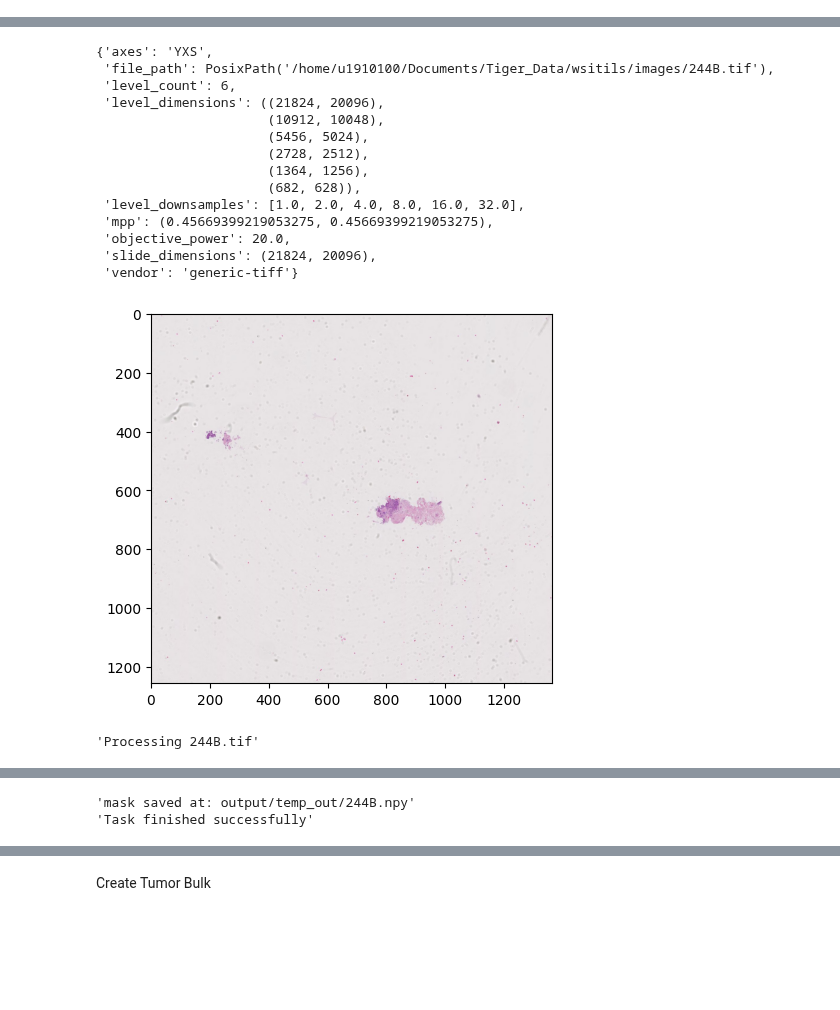
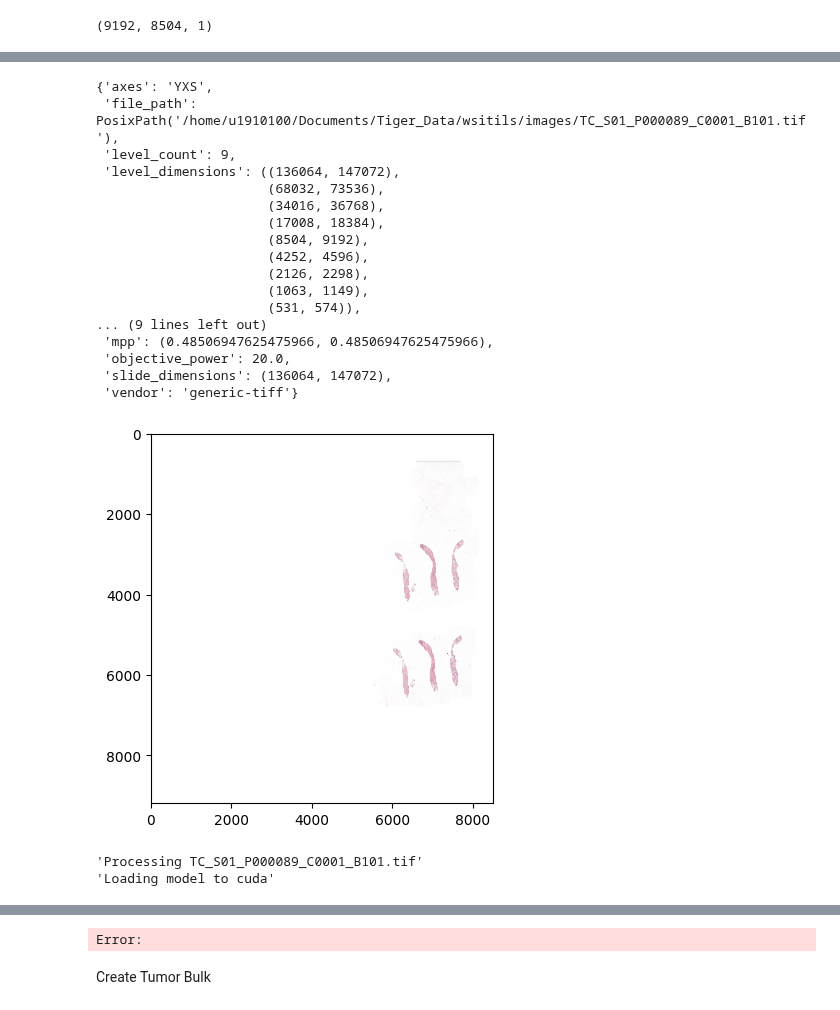
Before and after one commit to Jiaqi-Lv/TIAger-Torch, a Jupyter notebook: tumor_stroma.ipynb, the cells around one changed output, grey strips where cells are left out. Cells and saved outputs as stored; diff of their text form; code cells hidden in the pictures; blank space fills up the shorter version.

```diff
--- a/tumor_stroma.ipynb
+++ b/tumor_stroma.ipynb
@@ -19,5 +33,12 @@ from torch.utils.data import DataLoader
+# %%
+mask = np.load(
+    "/home/u1910100/GitHub/TIAger-Torch/output/temp_out/TC_S01_P000089_C0001_B101.npy"
+)
+print(np.shape(mask))
+# %% [output]
+(9192, 8504, 1)
 # %%
-wsi_name = "244B.tif"
+wsi_name = "TC_S01_P000089_C0001_B101.tif"
 wsi_without_ext = os.path.splitext(wsi_name)[0]
 wsi_dir = "/home/u1910100/Documents/Tiger_Data/wsitils/images/"
 wsi_path = os.path.join(wsi_dir, wsi_name)
@@ -46,16 +67,20 @@ plt.show()
 {'axes': 'YXS',
- 'file_path': PosixPath('/home/u1910100/Documents/Tiger_Data/wsitils/images/244B.tif'),
- 'level_count': 6,
- 'level_dimensions': ((21824, 20096),
-                      (10912, 10048),
-                      (5456, 5024),
-                      (2728, 2512),
-                      (1364, 1256),
-                      (682, 628)),
- 'level_downsamples': [1.0, 2.0, 4.0, 8.0, 16.0, 32.0],
- 'mpp': (0.45669399219053275, 0.45669399219053275),
+ 'file_path': PosixPath('/home/u1910100/Documents/Tiger_Data/wsitils/images/TC_S01_P000089_C0001_B101.tif'),
+ 'level_count': 9,
+ 'level_dimensions': ((136064, 147072),
+                      (68032, 73536),
+                      (34016, 36768),
+                      (17008, 18384),
+                      (8504, 9192),
+                      (4252, 4596),
+                      (2126, 2298),
+                      (1063, 1149),
+                      (531, 574)),
+... (9 lines left out)
+ 'mpp': (0.48506947625475966, 0.48506947625475966),
  'objective_power': 20.0,
- 'slide_dimensions': (21824, 20096),
+ 'slide_dimensions': (136064, 147072),
  'vendor': 'generic-tiff'}
-[figure, old version]
+[figure, new version]
-'Processing 244B.tif'
+'Processing TC_S01_P000089_C0001_B101.tif'
+'Loading model to cuda'
@@ -69,2 +94,0 @@ plt.show()
-'mask saved at: output/temp_out/244B.npy'
-'Task finished successfully'
@@ -155,13 +179,15 @@ tumor_mask = SemanticSegmentor.merge_prediction(
     (dimensions[1], dimensions[0]), tumor_predictions, patch_extractor.coordinate_list
 )
 tumor_mask = (tumor_mask > 0.5).astype(np.uint8)
-np.save(f"output/seg_out/{wsi_without_ext}_tumor.npy", tumor_mask)
+np.save(f"output/seg_out/{wsi_without_ext}_tumor.npy", tumor_mask[:, :, 0])
 
 stroma_mask = SemanticSegmentor.merge_prediction(
     (dimensions[1], dimensions[0]), stroma_predictions, patch_extractor.coordinate_list
 )
 stroma_mask = (stroma_mask > 0.5).astype(np.uint8)
-np.save(f"output/seg_out/{wsi_without_ext}_stroma.npy", stroma_mask)
+np.save(f"output/seg_out/{wsi_without_ext}_stroma.npy", stroma_mask[:, :, 0])
+# %% [output]
+Error:
 # %% [markdown]
 Create Tumor Bulk
 # %%
```
Also changed, not shown: parts of 3 cells of this notebook, 9 other files.
